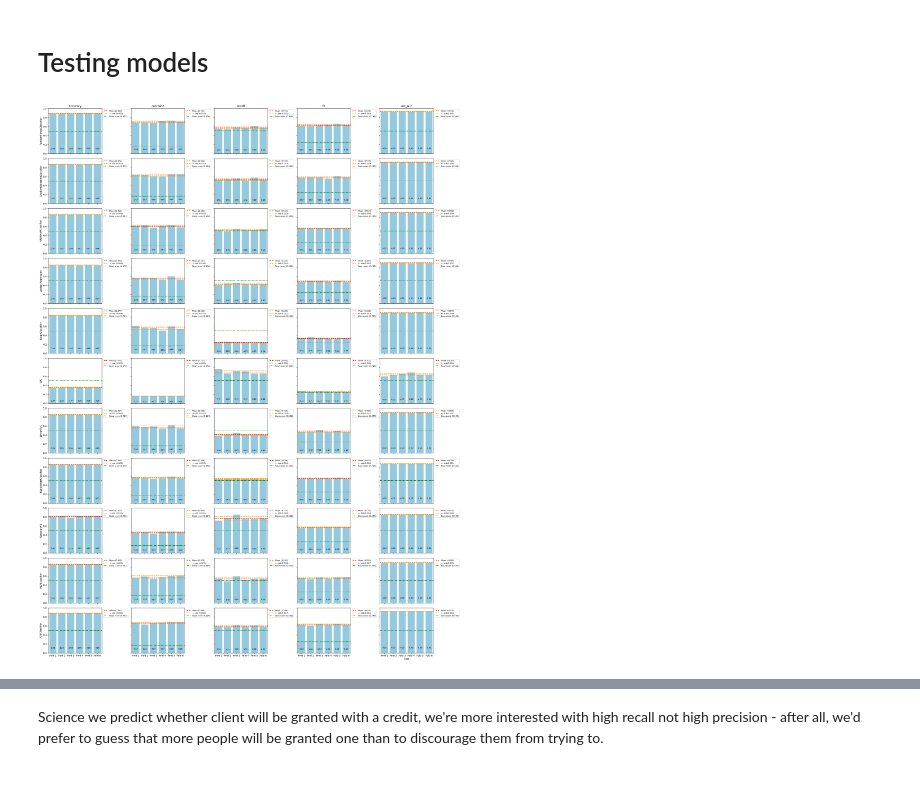
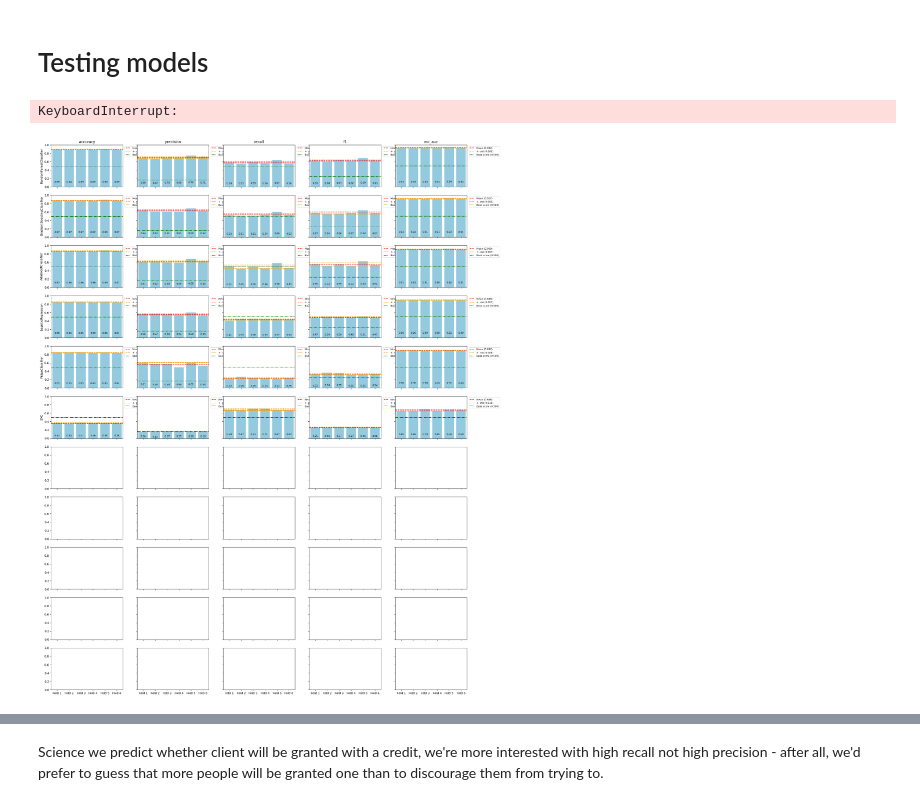
Before and after one commit to Michael-Pytel/Consumer-Loans-Analysis, a Jupyter notebook: notebooks/modeling_validation.ipynb, the cells around one changed output, grey strips where cells are left out. Saved outputs shown, nothing was run; the diff lists cells and outputs as text; code cells hidden in the pictures.

```diff
--- a/notebooks/modeling_validation.ipynb
+++ b/notebooks/modeling_validation.ipynb
@@ -13,3 +31,6 @@ df_val = pipeline.transform(df_val)
+# %%
+df = pd.read_csv("../data/featured_train.csv")
+df_valid = pd.read_csv("../data/featured_valid.csv")
 # %% [markdown]
 # Testing models
 # %%
@@ -85,35 +42,27 @@ def my_cross_validate(models, X_train, y_train, scoring, cv=6, n_jobs=-1):
 # %%
-from sklearn.ensemble import RandomForestClassifier, GradientBoostingClassifier, AdaBoostClassifier
-from sklearn.linear_model import LogisticRegression, RidgeClassifier
-from sklearn.svm import SVC, LinearSVC
-from sklearn.neighbors import KNeighborsClassifier
-from sklearn.naive_bayes import GaussianNB
-from sklearn.neural_network import MLPClassifier
-from sklearn.tree import DecisionTreeClassifier
-from xgboost import XGBClassifier
-
 models = [
     RandomForestClassifier(),
     GradientBoostingClassifier(),
-    AdaBoostClassifier(algorithm='SAMME'),
+    AdaBoostClassifier(algorithm="SAMME"),
     LogisticRegression(max_iter=1000, dual=False),
     RidgeClassifier(),
     SVC(max_iter=1000),
     LinearSVC(dual=False, max_iter=1000),
     KNeighborsClassifier(),
     GaussianNB(),
     MLPClassifier(max_iter=1000),
-    XGBClassifier()
+    XGBClassifier(),
 ]
 
 scoring = {
-    'accuracy': 'accuracy',
-    'precision': 'precision',
-    'recall': 'recall',
-    'f1': 'f1',
-    'roc_auc': 'roc_auc'
+    "accuracy": "accuracy",
+    "precision": "precision",
+    "recall": "recall",
+    "f1": "f1",
+    "roc_auc": "roc_auc",
 }
 
 scores = my_cross_validate(models, X_train, y_train, scoring=scoring)
 # %% [output]
+KeyboardInterrupt:
-[figure, old version]
+[figure, new version]
```
Also changed, not shown: parts of 23 cells of this notebook, 13 other files.
